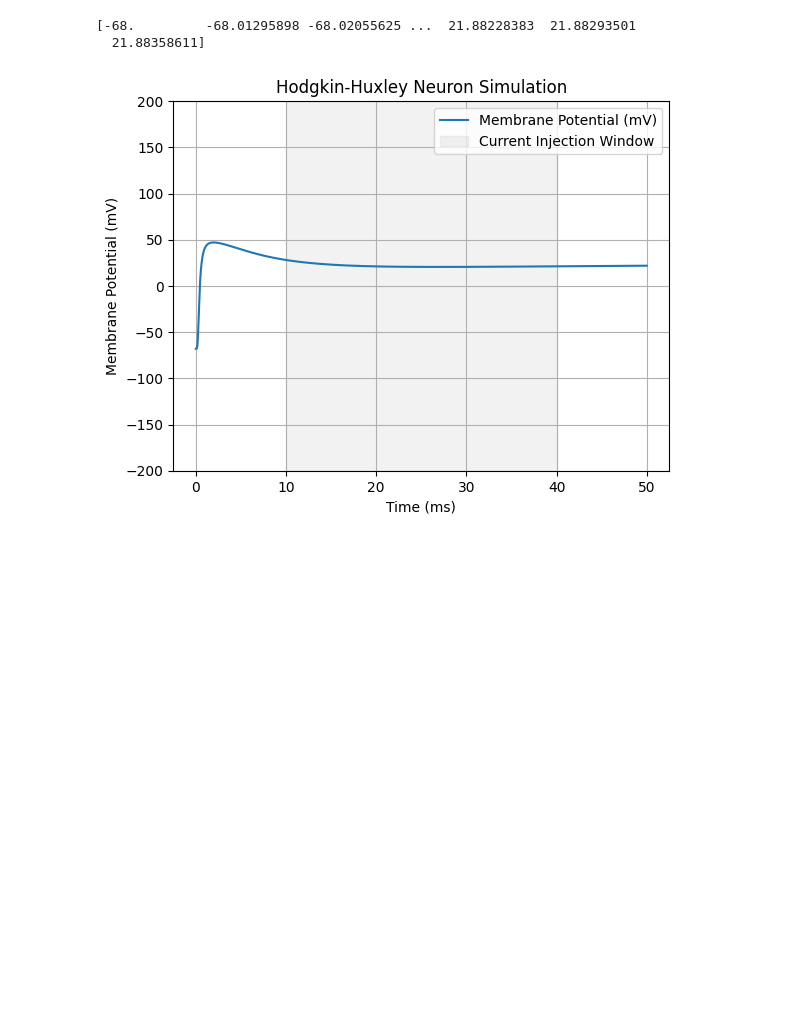
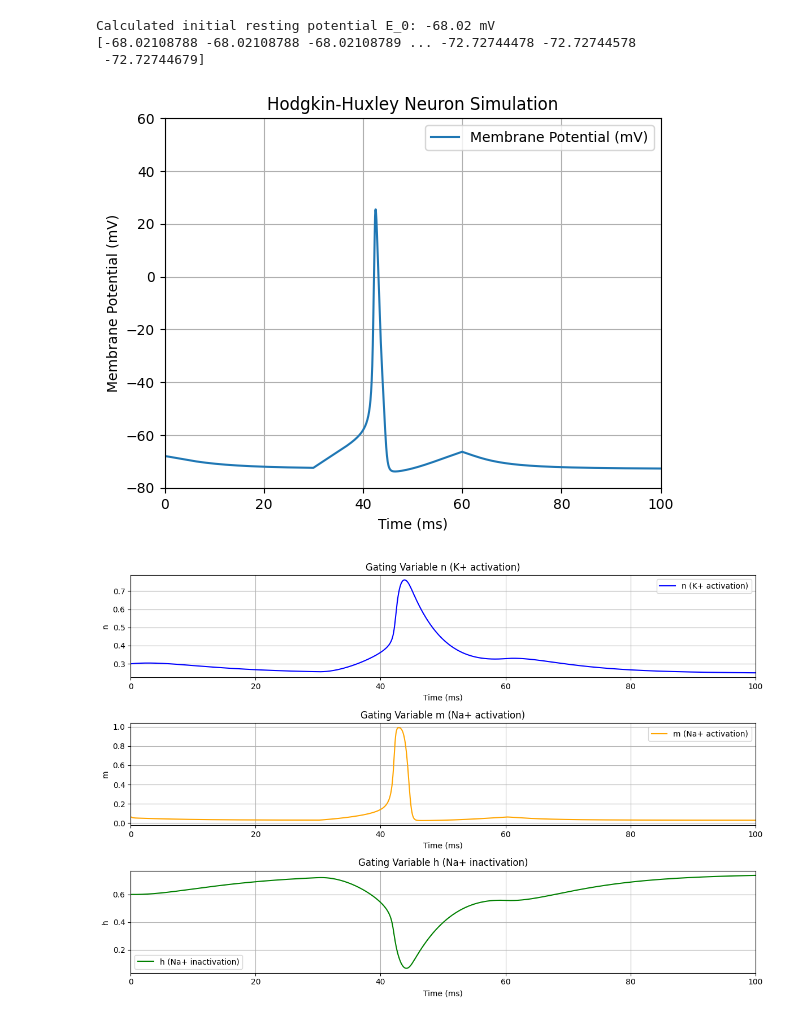
Before and after one commit to Nairo-op/internship_summer_2026_can_lab, a Jupyter notebook: Reading/Assignments/HH_model.ipynb, the cells around one changed output. Cells and saved outputs as stored; diff of their text form; code cells hidden in the pictures; blank space fills up the shorter version.

```diff
--- a/Reading/Assignments/HH_model.ipynb
+++ b/Reading/Assignments/HH_model.ipynb
@@ -114,8 +2,8 @@ plt.show()
 import numpy as np
 import matplotlib.pyplot as plt
 
-# Initial resting and Nernst potentials (Absolute values)
-E_0 = -68.0   # -68 mV
+# Initial resting and Nernst potentials
+# E_0 = -68.0   # -68 mV
 E_Na = 54.2   # 54.2 mV
 E_K = -74.7   # -74.7 mV
 E_L = -65.8   # -65.8 mV
@@ -132,9 +20,15 @@ G_l = 0.001    # 0.001 mho/cm^2
 
 C_m = 1.0      # 1 uF/cm^2
 
+# calculationg intial resting potential E_0 using the Nernst equation and initial gating variables
+E_0 = (G_Na * m_0**3 * h_0 * E_Na + G_K * n_0**4 * E_K + G_l * E_L) / (G_Na * m_0**3 * h_0 + G_K * n_0**4 + G_l)
+print(f"Calculated initial resting potential E_0: {E_0:.2f} mV")
+
 # Time step and total time
-dt = 0.01      # 0.01 ms
-T_total = 5.0 # 50 ms
+dt = 0.0001      # 0.01 ms
+T_total = 100.0 # 80 ms
+
+I_ext_amp = 1.3 # 75 nA/cm^2 ( given as 75 micro ampere in the assignment, which is not possible)
 
 t = np.arange(0, T_total, dt)
 V = np.zeros_like(t)
@@ -149,7 +43,7 @@ V[0], n[0], m[0], h[0] = E_0, n_0, m_0, h_0
 # We subtract E_0 to convert absolute voltage to the HH relative voltage baseline.
 def alpha_n(V):
     v_rel = V - E_0
-    denom = np.exp(-(10 - v_rel) / 10) - 1
+    denom = np.exp((10 - v_rel) / 10) - 1
     # Handle division by zero singularity smoothly
     return np.where(np.abs(10 - v_rel) < 1e-6, 0.1, 0.01 * (10 - v_rel) / denom)
 
@@ -159,7 +53,7 @@ def beta_n(V):
 
 def alpha_m(V):
     v_rel = V - E_0
-    denom = np.exp(-(25 - v_rel) / 10) - 1
+    denom = np.exp((25 - v_rel) / 10) - 1
     # Handle division by zero singularity smoothly
     return np.where(np.abs(25 - v_rel) < 1e-6, 1.0, 0.1 * (25 - v_rel) / denom)
 
@@ -190,40 +84,73 @@ def I_ion(V, n, m, h):
     I_K = G_K * (n**4) * (V - E_K)
     I_Na = G_Na * (m**3) * h * (V - E_Na)
     I_L = G_l * (V - E_L)
-    return I_Na - I_K - I_L
+    return I_Na + I_K + I_L
 
 
 def I_ext(t):
-    return 0
+    return I_ext_amp if 30 <= t < 60 else 0.0
+    #return 0
 
 def dV_dt(V, n, m, h, t):
     # Fixed formula sign: External current depolarizes, Ionic currents hyperpolarize
-    return -(I_ext(t) - I_ion(V, n, m, h)) / C_m
+    return (I_ext(t) - I_ion(V, n, m, h)) / C_m
 
 def derivatives(V, n, m, h, t):
     return dV_dt(V, n, m, h, t), dn_dt(n, V), dm_dt(m, V), dh_dt(h, V)
 
 # Euler method for numerical integration
 for i in range(1, len(t)):
     dV, dn, dm, dh = derivatives(V[i-1], n[i-1], m[i-1], h[i-1], t[i-1])
     V[i] = V[i-1] + dV * dt
     n[i] = n[i-1] + dn * dt
     m[i] = m[i-1] + dm * dt
     h[i] = h[i-1] + dh * dt
 
 
 print(V)
 # Plotting the results
 plt.plot(t, V, label='Membrane Potential (mV)')
 plt.title('Hodgkin-Huxley Neuron Simulation')
 plt.xlabel('Time (ms)')
 plt.ylabel('Membrane Potential (mV)')
-plt.ylim(-200, 200)
-plt.axvspan(10, 40, color='gray', alpha=0.1, label='Current Injection Window')
+plt.ylim(-80, 60)
+plt.xlim(0, T_total)
 plt.legend()
 plt.grid(True)
 plt.show()
+
+plt.figure(figsize=(12, 8))
+plt.subplot(3, 1, 1)
+plt.plot(t, n, label='n (K+ activation)', color='blue')
+plt.title('Gating Variable n (K+ activation)')
+plt.xlabel('Time (ms)')
+plt.ylabel('n')
+plt.xlim(0, T_total)
+plt.legend()
+plt.grid(True)
+
+plt.subplot(3, 1, 2)
+plt.plot(t, m, label='m (Na+ activation)', color='orange')
+plt.title('Gating Variable m (Na+ activation)')
+plt.xlabel('Time (ms)')
+plt.ylabel('m')
+plt.xlim(0, T_total)
+plt.legend()
+plt.grid(True)
+
+plt.subplot(3, 1, 3)
+plt.plot(t, h, label='h (Na+ inactivation)', color='green')
+plt.title('Gating Variable h (Na+ inactivation)')
+plt.xlabel('Time (ms)')
+plt.ylabel('h')
+plt.xlim(0, T_total)
+plt.legend()
+plt.grid(True)
+plt.tight_layout()
+plt.show()
 # %% [output]
-[-68.         -68.01295898 -68.02055625 ...  21.88228383  21.88293501
-  21.88358611]
+Calculated initial resting potential E_0: -68.02 mV
+[-68.02108788 -68.02108788 -68.02108789 ... -72.72744478 -72.72744578
+ -72.72744679]
-[figure, old version]
+[figure, new version]
+[figure, added]
```
Also changed, not shown: parts of 1 cell of this notebook.
